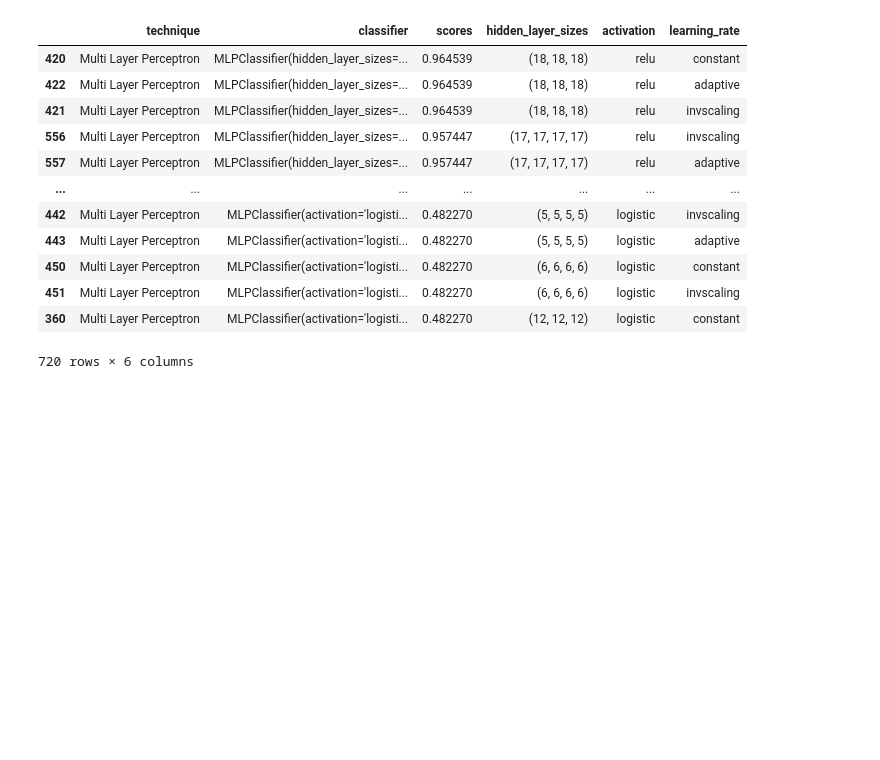
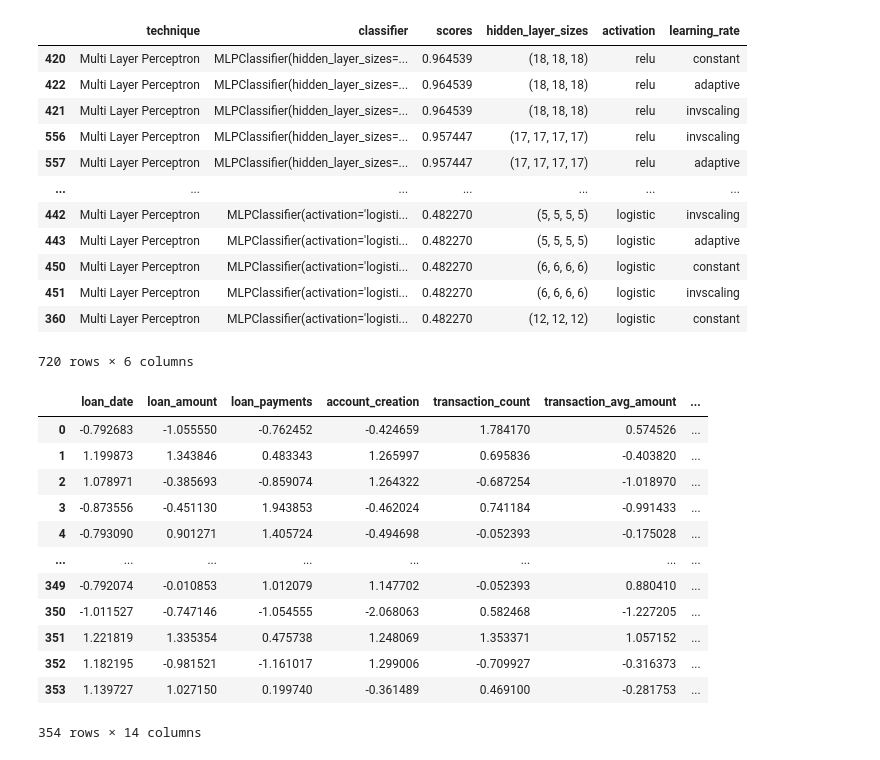
Before and after one commit to joaonmatos/feup-machine-learning, a Jupyter notebook: classifiers.ipynb, the cells around one changed output. Cells and saved outputs as stored; diff of their text form; code cells hidden in the pictures; blank space fills up the shorter version.

```diff
--- a/classifiers.ipynb
+++ b/classifiers.ipynb
@@ -249,8 +293,23 @@ nn_data.sort_values(by="scores", inplace=False, ascending=False)
 720 rows × 6 columns
 # %%
 target_dataset = pd.read_csv("features/v1/test.csv")
-target_features = target_dataset.drop("loan_status", axis=1).drop("loan_id", axis=1)
+
+target_features = pre_process_dataset(target_dataset, True)
 target_ids = target_dataset.loan_id
+# %% [output]
+|  | loan_date | loan_amount | loan_payments | account_creation | transaction_count | transaction_avg_amount | ... |
+| 0 | -0.792683 | -1.055550 | -0.762452 | -0.424659 | 1.784170 | 0.574526 | ... |
+| 1 | 1.199873 | 1.343846 | 0.483343 | 1.265997 | 0.695836 | -0.403820 | ... |
+| 2 | 1.078971 | -0.385693 | -0.859074 | 1.264322 | -0.687254 | -1.018970 | ... |
+| 3 | -0.873556 | -0.451130 | 1.943853 | -0.462024 | 0.741184 | -0.991433 | ... |
+| 4 | -0.793090 | 0.901271 | 1.405724 | -0.494698 | -0.052393 | -0.175028 | ... |
+| ... | ... | ... | ... | ... | ... | ... | ... |
+| 349 | -0.792074 | -0.010853 | 1.012079 | 1.147702 | -0.052393 | 0.880410 | ... |
+| 350 | -1.011527 | -0.747146 | -1.054555 | -2.068063 | 0.582468 | -1.227205 | ... |
+| 351 | 1.221819 | 1.335354 | 0.475738 | 1.248069 | 1.353371 | 1.057152 | ... |
+| 352 | 1.182195 | -0.981521 | -1.161017 | 1.299006 | -0.709927 | -0.316373 | ... |
+| 353 | 1.139727 | 1.027150 | 0.199740 | -0.361489 | 0.469100 | -0.281753 | ... |
+354 rows × 14 columns
 # %%
 probabilities = rf.predict_proba(target_features)
 positive_probabilities = [row[0] for row in probabilities]
```
Also changed, not shown: parts of 3 cells of this notebook, 1 other file.
